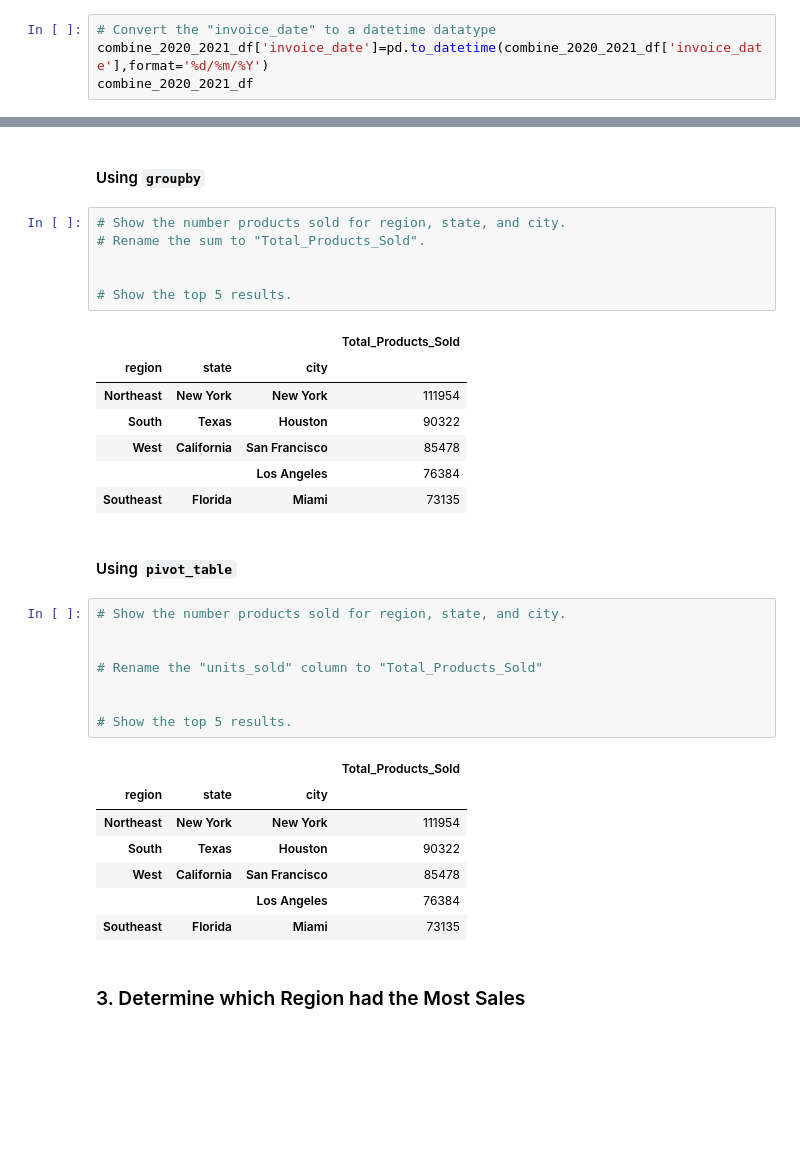
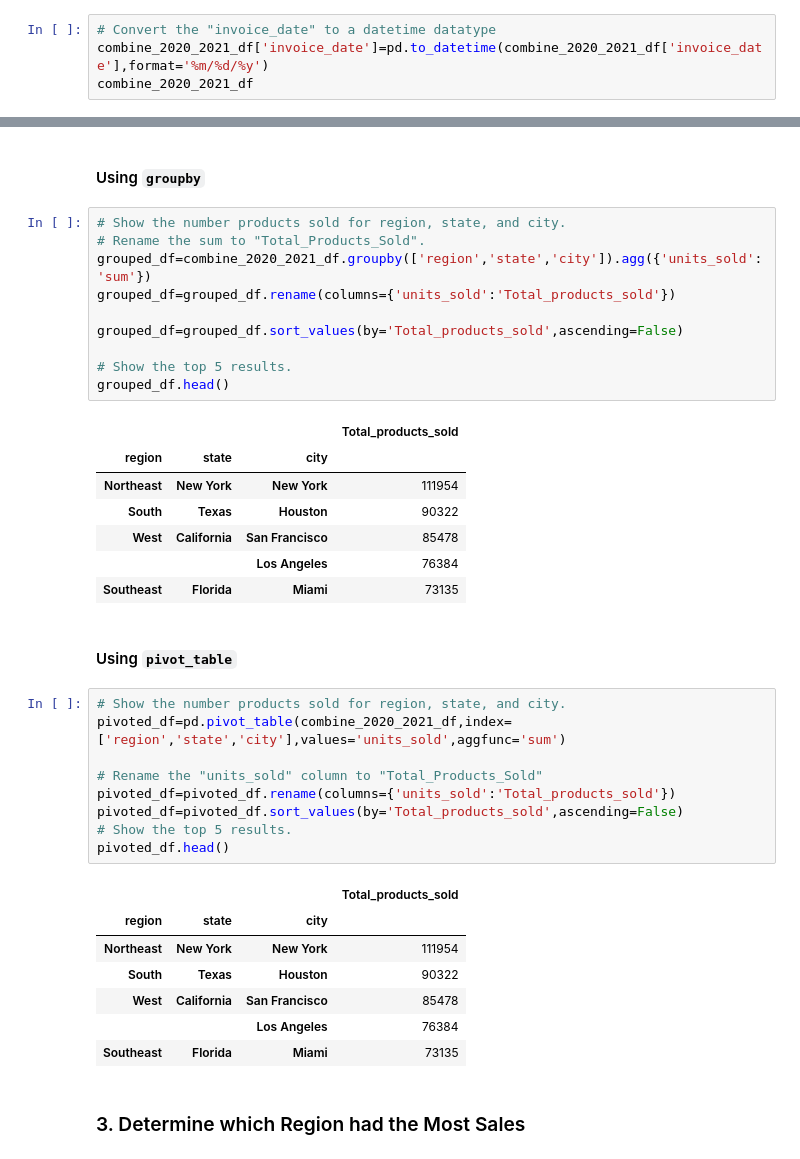
Before and after one commit to maadhuvijay/athletic_sales_analysis, a Jupyter notebook: athletic_sales_analysis.ipynb, the cells around one changed output, grey strips where cells are left out. Cells and saved outputs as stored; diff of their text form; blank space fills up the shorter version.

```diff
--- a/athletic_sales_analysis.ipynb
+++ b/athletic_sales_analysis.ipynb
@@ -155,7 +155,7 @@ dtypes: float64(1), int64(4), object(7)
 memory usage: 979.4+ KB
 # %%
 # Convert the "invoice_date" to a datetime datatype
-combine_2020_2021_df['invoice_date']=pd.to_datetime(combine_2020_2021_df['invoice_date'],format='%d/%m/%Y')
+combine_2020_2021_df['invoice_date']=pd.to_datetime(combine_2020_2021_df['invoice_date'],format='%m/%d/%y')
 combine_2020_2021_df
 # %% [output]
 |  | retailer | retailer_id | invoice_date | region | state | city | product | price_per_unit | units_sold | ... |
@@ -201,11 +201,15 @@ memory usage: 979.4+ KB
 # %%
 # Show the number products sold for region, state, and city.
 # Rename the sum to "Total_Products_Sold".
+grouped_df=combine_2020_2021_df.groupby(['region','state','city']).agg({'units_sold':'sum'})
+grouped_df=grouped_df.rename(columns={'units_sold':'Total_products_sold'})
 
+grouped_df=grouped_df.sort_values(by='Total_products_sold',ascending=False)
 
 # Show the top 5 results.
+grouped_df.head()
 # %% [output]
-|  |  |  | Total_Products_Sold |
+|  |  |  | Total_products_sold |
 | region | state | city |  |
 | Northeast | New York | New York | 111954 |
 | South | Texas | Houston | 90322 |
@@ -216,14 +220,15 @@ memory usage: 979.4+ KB
 #### Using `pivot_table`
 # %%
 # Show the number products sold for region, state, and city.
-
+pivoted_df=pd.pivot_table(combine_2020_2021_df,index=['region','state','city'],values='units_sold',aggfunc='sum')
 
 # Rename the "units_sold" column to "Total_Products_Sold"
-
-
+pivoted_df=pivoted_df.rename(columns={'units_sold':'Total_products_sold'})
+pivoted_df=pivoted_df.sort_values(by='Total_products_sold',ascending=False)
 # Show the top 5 results.
+pivoted_df.head()
 # %% [output]
-|  |  |  | Total_Products_Sold |
+|  |  |  | Total_products_sold |
 | region | state | city |  |
 | Northeast | New York | New York | 111954 |
 | South | Texas | Houston | 90322 |
```
Also changed, not shown: parts of 11 cells of this notebook.
